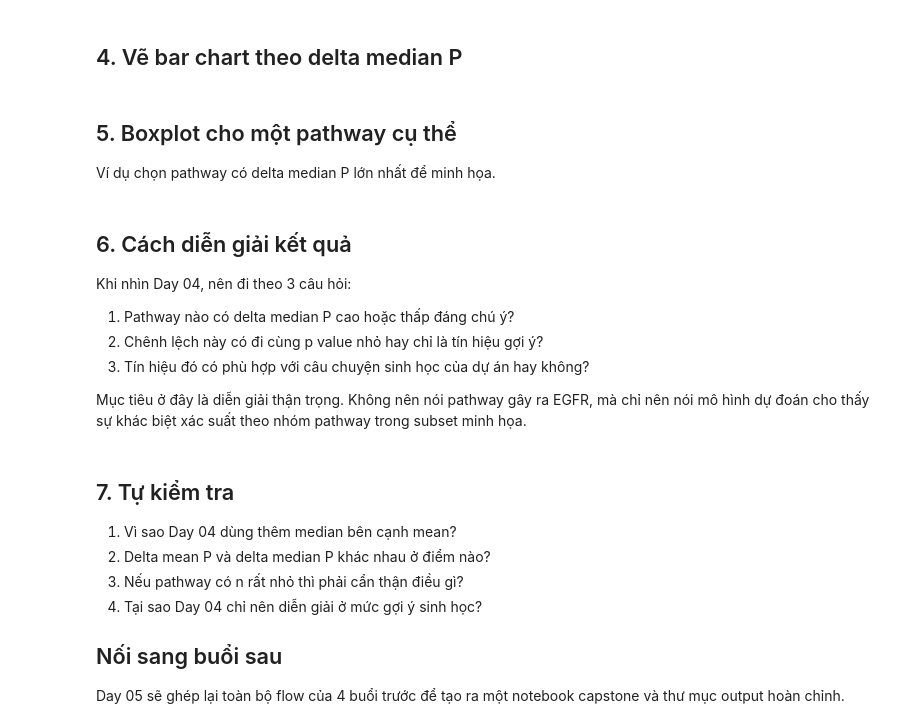
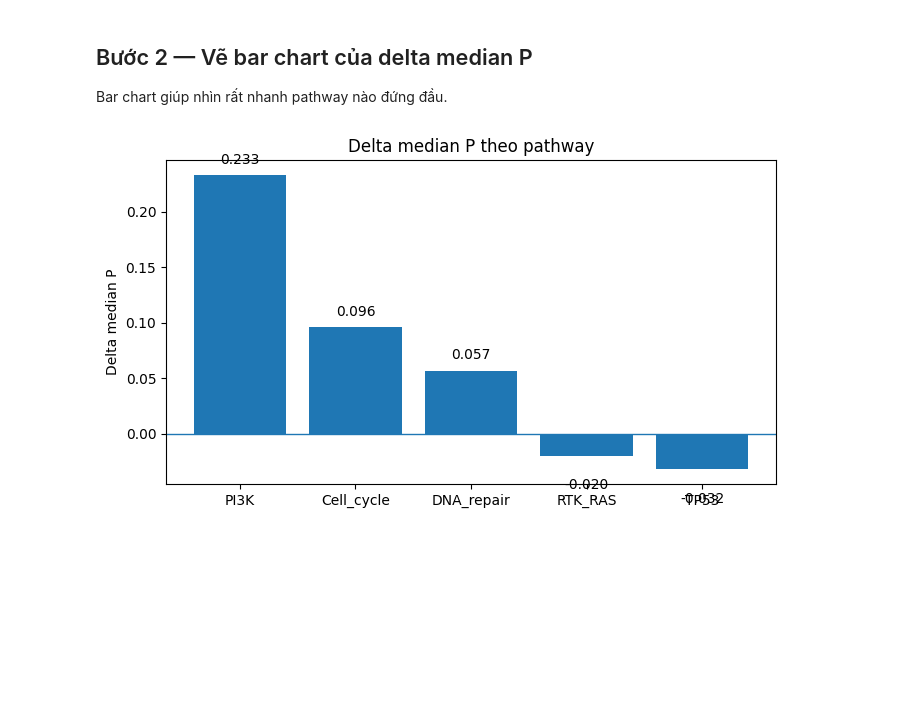
Before and after one commit to ketnoimaytinh797-dotcom/EGFR-Radiomics-MiniBootcamp, a Jupyter notebook: book/day04.ipynb, the cells around one changed output. Saved outputs shown, nothing was run; the diff lists cells and outputs as text; code cells hidden in the pictures; blank space fills up the shorter version.

```diff
--- a/book/day04.ipynb
+++ b/book/day04.ipynb
@@ -69,15 +0,0 @@ ngs = load_csv("data/ngs_pathway_demo_64.csv")
-# %%
-
-feature_set = "ring1"
-cols = [c for c in df.columns if c.startswith(feature_set + "_")]
-X = df[cols]
-y = df["egfr_mutation"].astype(int)
-
-pipe = Pipeline([
-    ("scale", StandardScaler()),
-    ("model", LogisticRegression(max_iter=2000))
-])
-pipe.fit(X, y)
-df["pred_prob_egfr"] = pipe.predict_proba(X)[:, 1]
-
-df[["patient_id", "pred_prob_egfr"]].head()
@@ -91,0 +64,19 @@ merged.head(), merged.shape
+# %%
+df = load_csv('data/nsclc_egfr_radiomics_simplified.csv')
+ngs = load_csv('data/ngs_pathway_demo_64.csv')
+
+target = 'egfr_mutation'
+clinical = ['age','sex','smoking_status','histology','stage','tumor_size_mm','tumor_volume_cm3','tp53_mutation']
+cat_cols = ['sex','smoking_status','histology','stage']
+ring1 = [c for c in df.columns if c.startswith('ring1_')]
+feature_list = clinical + ring1
+
+pipe = build_lr_pipeline(feature_list, cat_cols)
+cv = StratifiedKFold(n_splits=5, shuffle=True, random_state=42)
+pred_prob_cv = cross_val_predict(pipe, df[feature_list], df[target], cv=cv, method='predict_proba')[:, 1]
+
+pred_df = df[['patient_id', 'egfr_mutation']].copy()
+pred_df['pred_prob_egfr'] = pred_prob_cv
+
+merged = ngs.merge(pred_df, on=['patient_id', 'egfr_mutation'], how='left')
+display(merged.head())
@@ -119,2 +124,4 @@ pathway_summary
 # %% [markdown]
-## 4. Vẽ bar chart theo delta median P
+## Bước 2 — Vẽ bar chart của delta median P
+
+Bar chart giúp nhìn rất nhanh pathway nào đứng đầu.
@@ -134,4 +127,0 @@ plt.show()
-# %% [markdown]
-## 5. Boxplot cho một pathway cụ thể
-
-Ví dụ chọn pathway có delta median P lớn nhất để minh họa.
@@ -151,10 +127,0 @@ plt.show()
-# %% [markdown]
-## 6. Cách diễn giải kết quả
-
-Khi nhìn Day 04, nên đi theo 3 câu hỏi:
-
-1. Pathway nào có delta median P cao hoặc thấp đáng chú ý?
-2. Chênh lệch này có đi cùng p value nhỏ hay chỉ là tín hiệu gợi ý?
-3. Tín hiệu đó có phù hợp với câu chuyện sinh học của dự án hay không?
-
-Mục tiêu ở đây là diễn giải thận trọng. Không nên nói pathway gây ra EGFR, mà chỉ nên nói mô hình dự đoán cho thấy sự khác biệt xác suất theo nhóm pathway trong subset minh họa.
@@ -165,11 +128,12 @@ pathway_summary
-# %% [markdown]
-## 7. Tự kiểm tra
-
-1. Vì sao Day 04 dùng thêm median bên cạnh mean?
-2. Delta mean P và delta median P khác nhau ở điểm nào?
-3. Nếu pathway có n rất nhỏ thì phải cẩn thận điều gì?
-4. Tại sao Day 04 chỉ nên diễn giải ở mức gợi ý sinh học?
-
-## Nối sang buổi sau
-
-Day 05 sẽ ghép lại toàn bộ flow của 4 buổi trước để tạo ra một notebook capstone và thư mục output hoàn chỉnh.
+# %%
+plt.figure(figsize=(7, 4))
+plt.bar(pathway_table['pathway'], pathway_table['delta_median_p'])
+plt.axhline(0, linewidth=1)
+for i, v in enumerate(pathway_table['delta_median_p']):
+    plt.text(i, v + (0.01 if v >= 0 else -0.03), f'{v:.3f}', ha='center')
+plt.ylabel('Delta median P')
+plt.title('Delta median P theo pathway')
+plt.tight_layout()
+plt.show()
+# %% [output]
+[figure, added]
```
Also changed, not shown: parts of 19 cells of this notebook, 51 other files.
